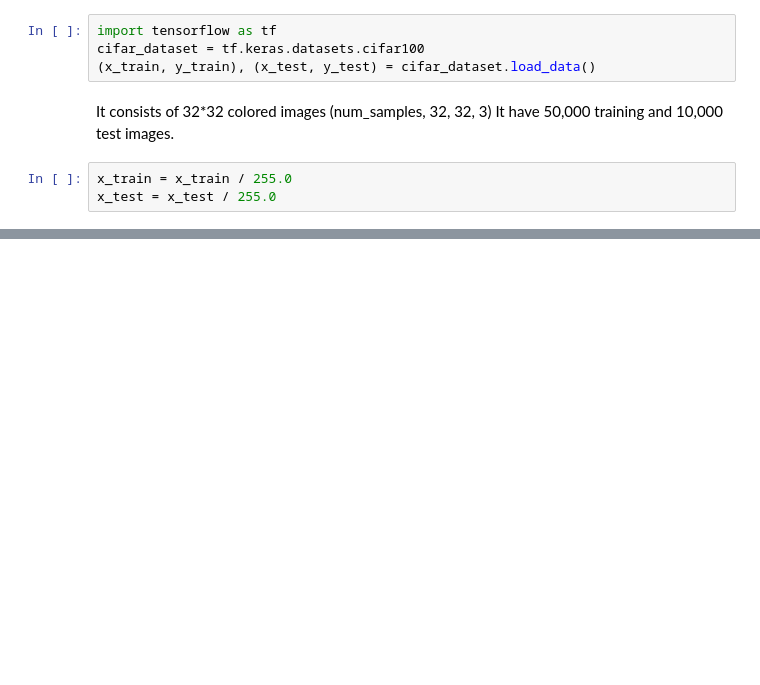
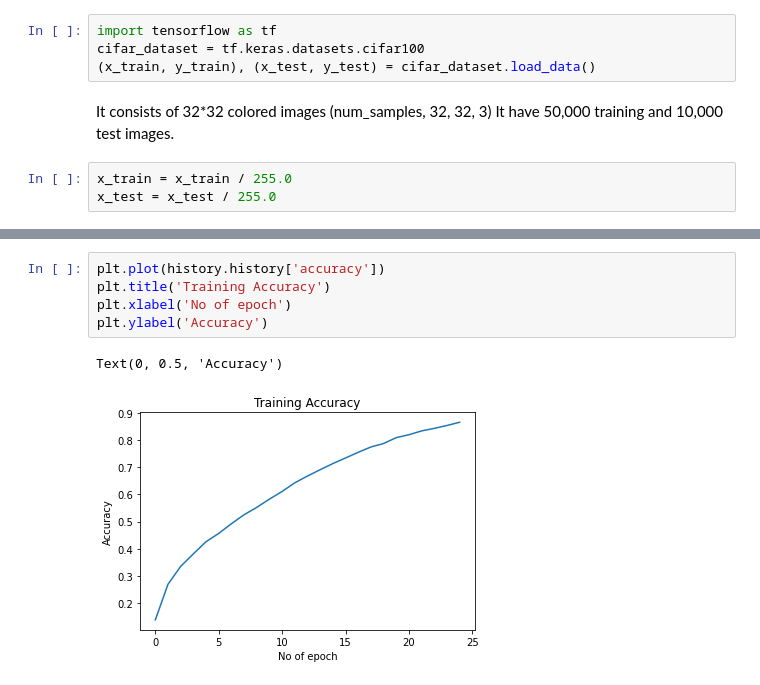
Before and after one commit to ayushsahu1999/100-days-of-ml, a Jupyter notebook: CIFAR100.ipynb, the cells around one changed output, grey strips where cells are left out. Saved outputs shown, nothing was run; the diff lists cells and outputs as text; blank space fills up the shorter version.

```diff
--- a/CIFAR100.ipynb
+++ b/CIFAR100.ipynb
@@ -77,2 +102,10 @@ model.evaluate(x_test, y_test)
+# %%
+plt.plot(history.history['accuracy'])
+plt.title('Training Accuracy')
+plt.xlabel('No of epoch')
+plt.ylabel('Accuracy')
+# %% [output]
+Text(0, 0.5, 'Accuracy')
+[figure, added]
 # %%
 import numpy as np
```
Also changed, not shown: parts of 12 cells of this notebook.
